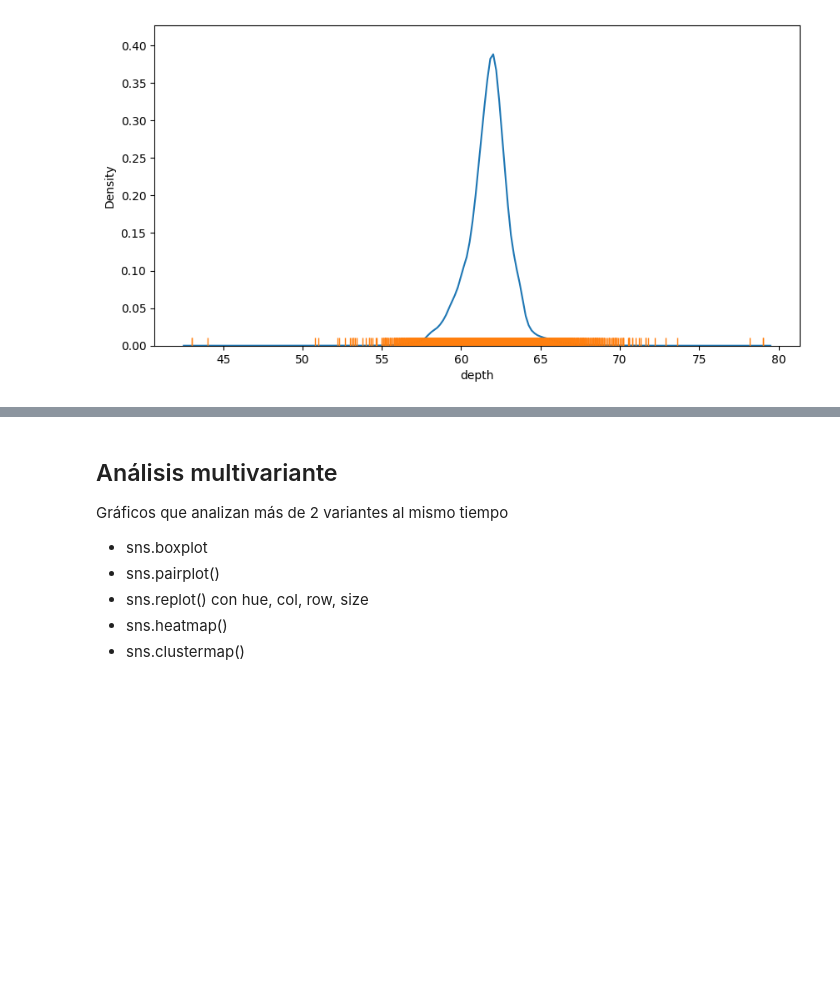
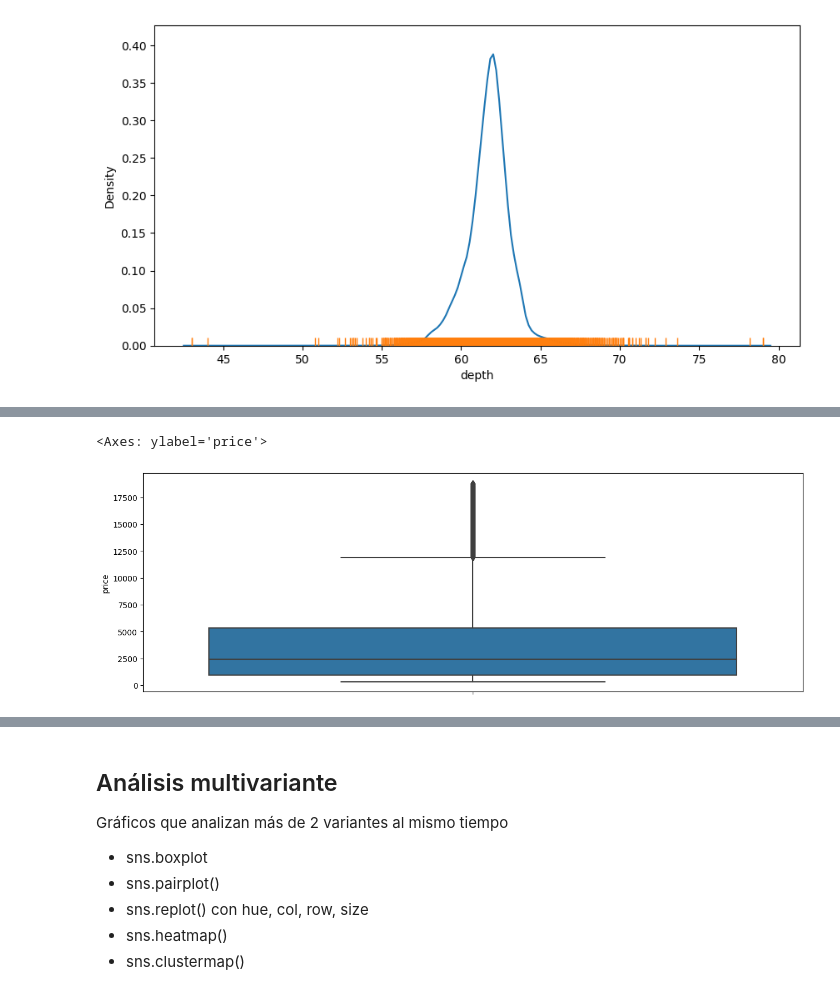
Before and after one commit to nyainamalala/curso_analisisdatos_malala_kamorynyaina, a Jupyter notebook: m5-visualización/seaborn/Notebooks/3.Seaborn_diamonds.ipynb, the cells around one changed output, grey strips where cells are left out. Saved outputs shown, nothing was run; the diff lists cells and outputs as text; code cells hidden in the pictures; blank space fills up the shorter version.

```diff
--- a/m5-visualización/seaborn/Notebooks/3.Seaborn_diamonds.ipynb
+++ b/m5-visualización/seaborn/Notebooks/3.Seaborn_diamonds.ipynb
@@ -138,0 +155,6 @@ sns.rugplot(data=df, x='depth')
+# %%
+plt.figure(figsize=(15,5))
+sns.boxplot(data=df, y='price') # vertical
+# %% [output]
+<Axes: ylabel='price'>
+[figure, added]
```
Also changed, not shown: parts of 15 cells of this notebook.
